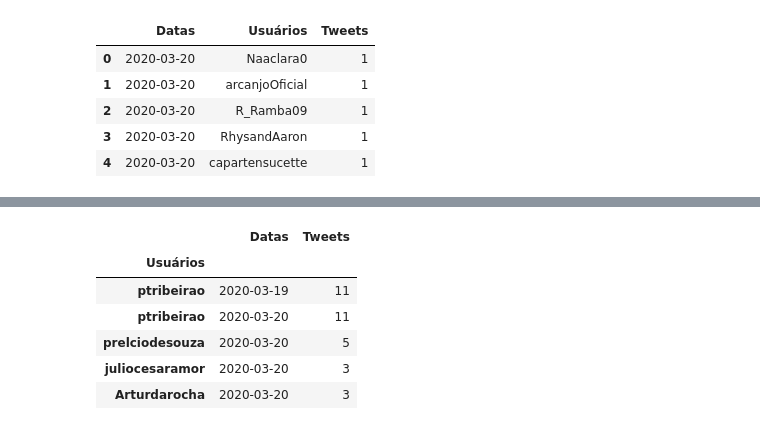
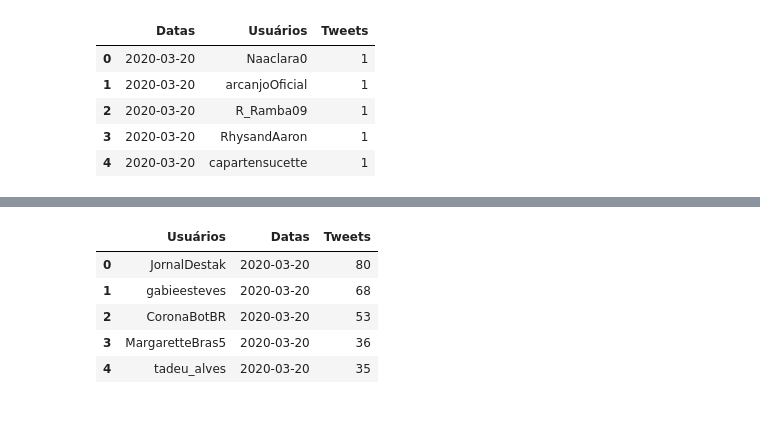
Before and after one commit to larissafv/squad5, a Jupyter notebook: Dados_GIsele/Limpos_Giselle.ipynb, the cells around one changed output, grey strips where cells are left out. Saved outputs shown, nothing was run; the diff lists cells and outputs as text; code cells hidden in the pictures.

```diff
--- a/Dados_GIsele/Limpos_Giselle.ipynb
+++ b/Dados_GIsele/Limpos_Giselle.ipynb
@@ -107,7 +107,7 @@ A contagem de tweets por usuario por data foi salva com sucesso no arquivo
 <h3>Resultar análise do número de usuarios</h3>
 <p>(Exibir analises em forma gráfica para cada arquivo)</p>
 # %%
-cont_usuarios_data = pd.read_csv('cont_usuarios_data_1k.csv', sep = ";")
+cont_usuarios_data = pd.read_csv('cont_usuarios_data_100k.csv', sep = ";")
 cont_usuarios_data.head()
 # %% [output]
 |  | Datas | Usuários | Tweets |
@@ -157,10 +199,10 @@ Name: Tweets, dtype: int64
 # %%
-cont_usuarios_data.set_index('Usuários').sort_values('Tweets', ascending = False).head()
+cont = cont_usuarios_data.set_index('Usuários').sort_values('Tweets', ascending = False).reset_index()
+cont.head()
 # %% [output]
-|  | Datas | Tweets |
-| Usuários |  |  |
-| ptribeirao | 2020-03-19 | 11 |
-| ptribeirao | 2020-03-20 | 11 |
-| prelciodesouza | 2020-03-20 | 5 |
-| juliocesaramor | 2020-03-20 | 3 |
-| Arturdarocha | 2020-03-20 | 3 |
+|  | Usuários | Datas | Tweets |
+| 0 | JornalDestak | 2020-03-20 | 80 |
+| 1 | gabieesteves | 2020-03-20 | 68 |
+| 2 | CoronaBotBR | 2020-03-20 | 53 |
+| 3 | MargaretteBras5 | 2020-03-20 | 36 |
+| 4 | tadeu_alves | 2020-03-20 | 35 |
```
Also changed, not shown: parts of 12 cells of this notebook.
